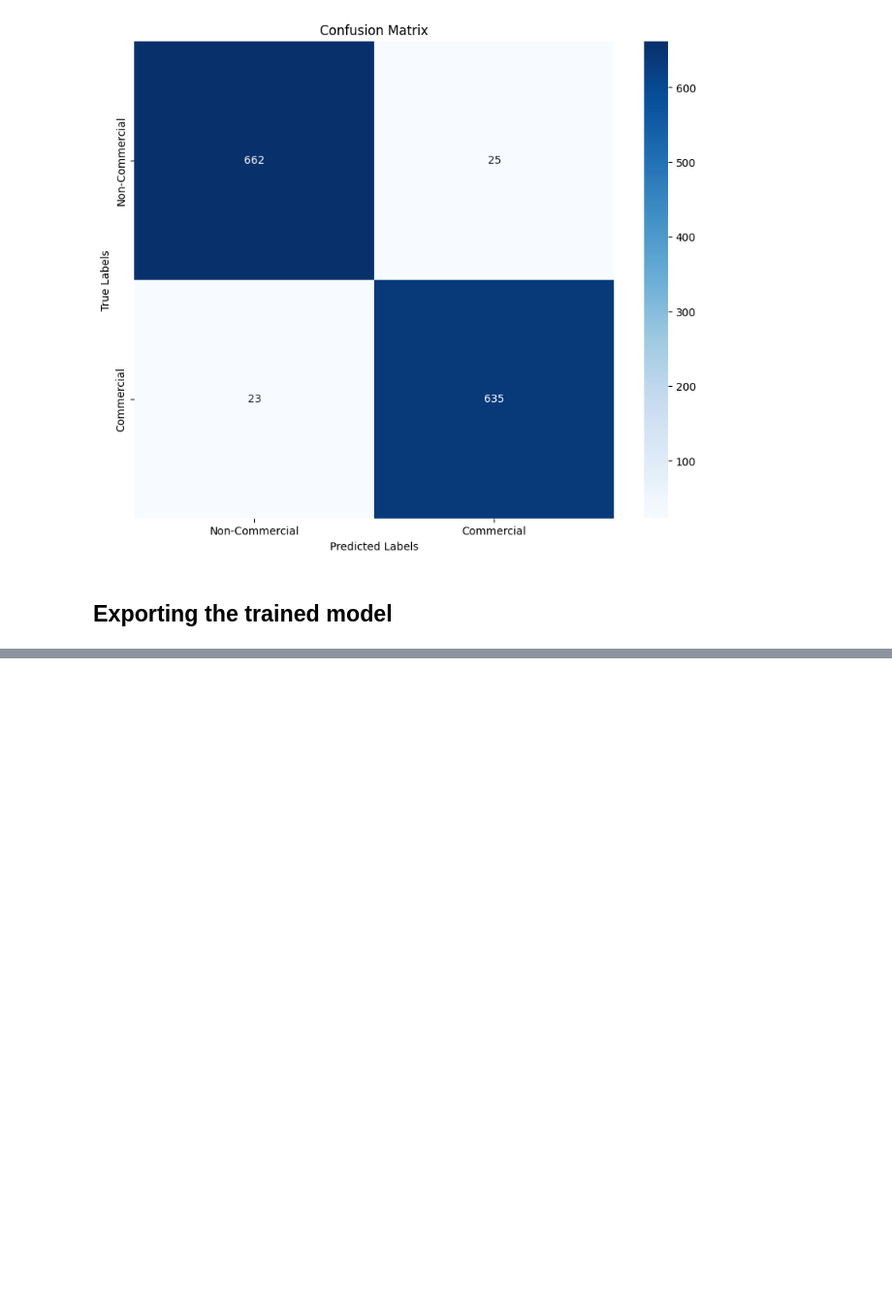
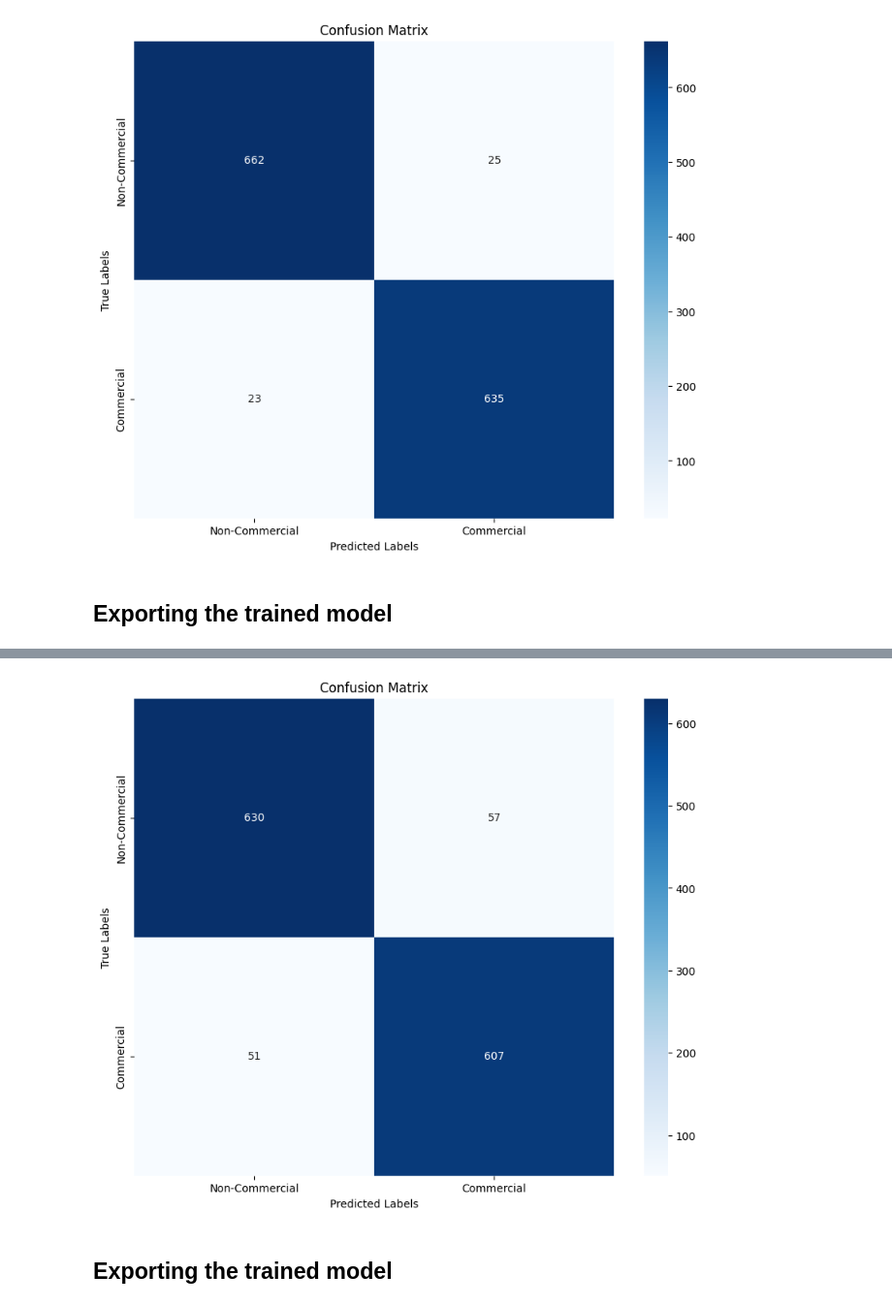
Before and after one commit to AryanNanda17/GSoC_2024-Enhanced_Media_Experience_with_AI-Powered_Commercial_Detection_and_Replacement, a Jupyter notebook: Model/model_training/model_train.ipynb, the cells around one changed output, grey strips where cells are left out. Shown at 97% size. Saved outputs shown, nothing was run; the diff lists cells and outputs as text; code cells hidden in the pictures; blank space fills up the shorter version.

Commit message:
Implemented CNNs model

```diff
--- a/Model/model_training/model_train.ipynb
+++ b/Model/model_training/model_train.ipynb
@@ -455,0 +464,28 @@ bidirectional_lstm_model.save('./bidirectional_lstm_model.keras')
+# %%
+def cnn_model(input_shape):
+    model = Sequential()
+
+    model.add(Reshape((input_shape[0], input_shape[1], 1), input_shape=input_shape))
+
+    model.add(Conv2D(32, (3, 3), activation='relu', padding='same'))
+    model.add(MaxPooling2D((2, 2)))
+
+    model.add(Conv2D(64, (3, 3), activation='relu', padding='same'))
+    model.add(MaxPooling2D((2, 2)))
+
+    model.add(Conv2D(128, (3, 3), activation='relu', padding='same'))
+    model.add(MaxPooling2D((2, 2)))
+
+    model.add(Flatten())
+    model.add(Dense(256, activation='relu'))
+    model.add(Dropout(0.5))
+    model.add(Dense(128, activation='relu'))
+    model.add(Dropout(0.5))
+    model.add(Dense(1, activation='sigmoid'))
+
+    model.compile(loss='binary_crossentropy', optimizer='adam', metrics=['accuracy'])
+    return model
+# %%
+input_shape = (150, 1152)
+cnn_model = cnn_model(input_shape)
+cnn_model.summary()
@@ -455,0 +514,8 @@ bidirectional_lstm_model.save('./bidirectional_lstm_model.keras')
+# %%
+history = cnn_model.fit(
+    X_train, y_train,
+    epochs=20,
+    batch_size=32,
+    validation_data=(X_val, y_val)
+    # callbacks=[early_stopping]
+)
@@ -455,0 +552,2 @@ bidirectional_lstm_model.save('./bidirectional_lstm_model.keras')
+# %%
+y_pred = (cnn_model.predict(X_test) > 0.5).astype("int32")
@@ -455,0 +556,11 @@ bidirectional_lstm_model.save('./bidirectional_lstm_model.keras')
+# %%
+plt.figure(figsize=(10, 8))
+sns.heatmap(confusion_matrix(y_test, y_pred), annot=True, fmt='d', cmap='Blues', xticklabels=['Non-Commercial', 'Commercial'], yticklabels=['Non-Commercial', 'Commercial'])
+plt.xlabel('Predicted Labels')
+plt.ylabel('True Labels')
+plt.title('Confusion Matrix')
+plt.show()
+# %% [output]
+[figure, added]
+# %% [markdown]
+## Exporting the trained model
```
Also changed, not shown: parts of 11 cells of this notebook.
